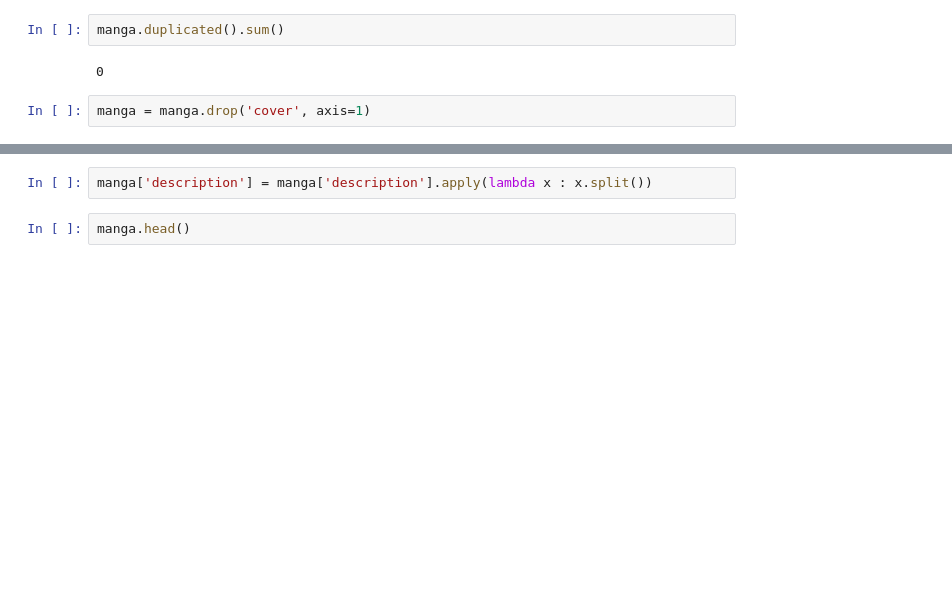
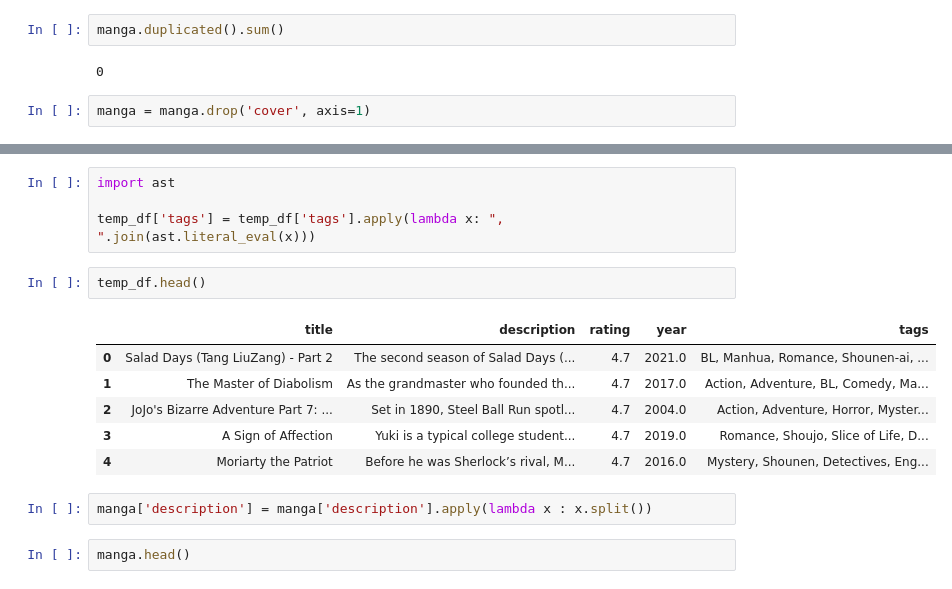
Before and after one commit to Zakir09/Manga_Recommender_System, a Jupyter notebook: recommender_system.ipynb, the cells around one changed output, grey strips where cells are left out. Saved outputs shown, nothing was run; the diff lists cells and outputs as text; blank space fills up the shorter version.

```diff
--- a/recommender_system.ipynb
+++ b/recommender_system.ipynb
@@ -55,3 +62,16 @@ manga = manga.drop('cover', axis=1)
+# %%
+import ast
+
+temp_df['tags'] = temp_df['tags'].apply(lambda x: ", ".join(ast.literal_eval(x)))
+# %%
+temp_df.head()
+# %% [output]
+|  | title | description | rating | year | tags |
+| 0 | Salad Days (Tang LiuZang) - Part 2 | The second season of Salad Days (... | 4.7 | 2021.0 | BL, Manhua, Romance, Shounen-ai, ... |
+| 1 | The Master of Diabolism | As the grandmaster who founded th... | 4.7 | 2017.0 | Action, Adventure, BL, Comedy, Ma... |
+| 2 | JoJo's Bizarre Adventure Part 7: ... | Set in 1890, Steel Ball Run spotl... | 4.7 | 2004.0 | Action, Adventure, Horror, Myster... |
+| 3 | A Sign of Affection | Yuki is a typical college student... | 4.7 | 2019.0 | Romance, Shoujo, Slice of Life, D... |
+| 4 | Moriarty the Patriot | Before he was Sherlock’s rival, M... | 4.7 | 2016.0 | Mystery, Shounen, Detectives, Eng... |
 # %%
 manga['description'] = manga['description'].apply(lambda x : x.split())
 # %%
```
Also changed, not shown: parts of 9 cells of this notebook, 1 other file.
